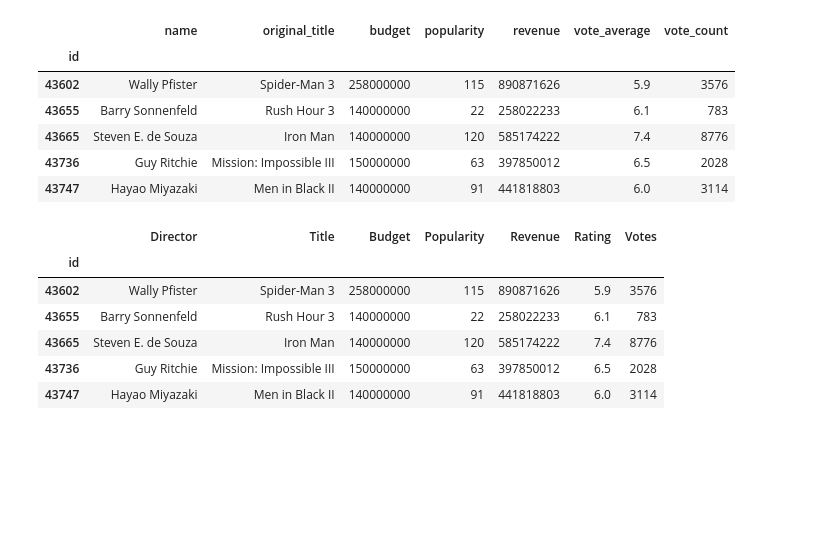
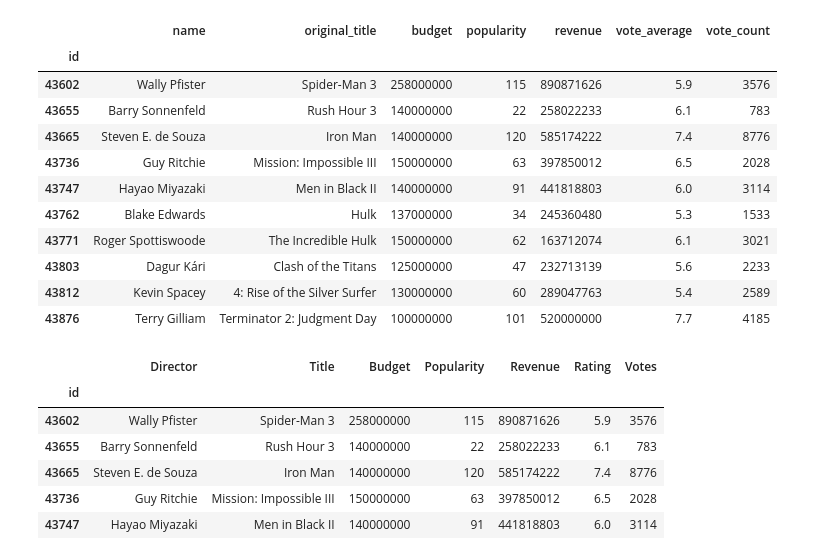
Before and after one commit to Amoako419/movies_revenues, a Jupyter notebook: movies.ipynb, the cells around one changed output. Saved outputs shown, nothing was run; the diff lists cells and outputs as text; code cells hidden in the pictures; blank space fills up the shorter version.

Commit message:
Refactor SQL query formatting and update DataFrame display for improved readability

```diff
--- a/movies.ipynb
+++ b/movies.ipynb
@@ -11,19 +11,35 @@ database = "movies.sqlite"
 connection = sql.connect(database)
 # %%
 # The query
-query = '''select m.id, d.name, m.original_title, m.budget, m.popularity, m.revenue, m.vote_average, m.vote_count from movies m join directors d on m.uid = d.uid;'''
+query = '''
+select m.id,
+    d.name,
+    m.original_title,
+    m.budget,
+    m.popularity,
+    m.revenue,
+    m.vote_average,
+    m.vote_count
+    from movies m
+    join directors d
+    on m.uid = d.uid;'''
 # %%
 # Read the query into a DataFrame
 df = pd.read_sql(query,connection,index_col='id')
-df.head()
+df.head(10)
 # %% [output]
 |  | name | original_title | budget | popularity | revenue | vote_average | vote_count |
 | id |  |  |  |  |  |  |  |
 | 43602 | Wally Pfister | Spider-Man 3 | 258000000 | 115 | 890871626 | 5.9 | 3576 |
 | 43655 | Barry Sonnenfeld | Rush Hour 3 | 140000000 | 22 | 258022233 | 6.1 | 783 |
 | 43665 | Steven E. de Souza | Iron Man | 140000000 | 120 | 585174222 | 7.4 | 8776 |
 | 43736 | Guy Ritchie | Mission: Impossible III | 150000000 | 63 | 397850012 | 6.5 | 2028 |
 | 43747 | Hayao Miyazaki | Men in Black II | 140000000 | 91 | 441818803 | 6.0 | 3114 |
+| 43762 | Blake Edwards | Hulk | 137000000 | 34 | 245360480 | 5.3 | 1533 |
+| 43771 | Roger Spottiswoode | The Incredible Hulk | 150000000 | 62 | 163712074 | 6.1 | 3021 |
+| 43803 | Dagur Kári | Clash of the Titans | 125000000 | 47 | 232713139 | 5.6 | 2233 |
+| 43812 | Kevin Spacey | 4: Rise of the Silver Surfer | 130000000 | 60 | 289047763 | 5.4 | 2589 |
+| 43876 | Terry Gilliam | Terminator 2: Judgment Day | 100000000 | 101 | 520000000 | 7.7 | 4185 |
 # %%
 # Change the column names
 df.columns = ['Director', 'Title', 'Budget', 'Popularity', 'Revenue', 'Rating', 'Votes']
```
Also changed, not shown: 1 other file.
